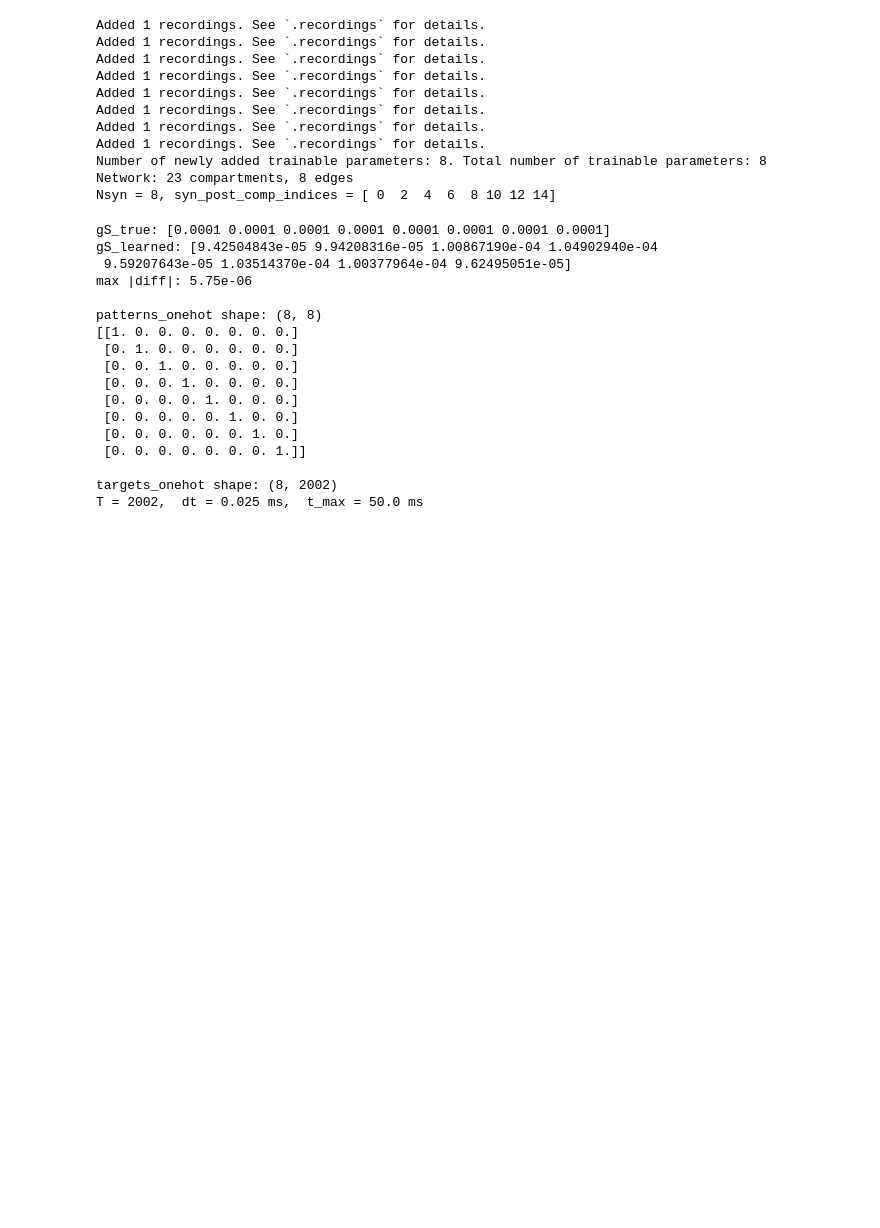
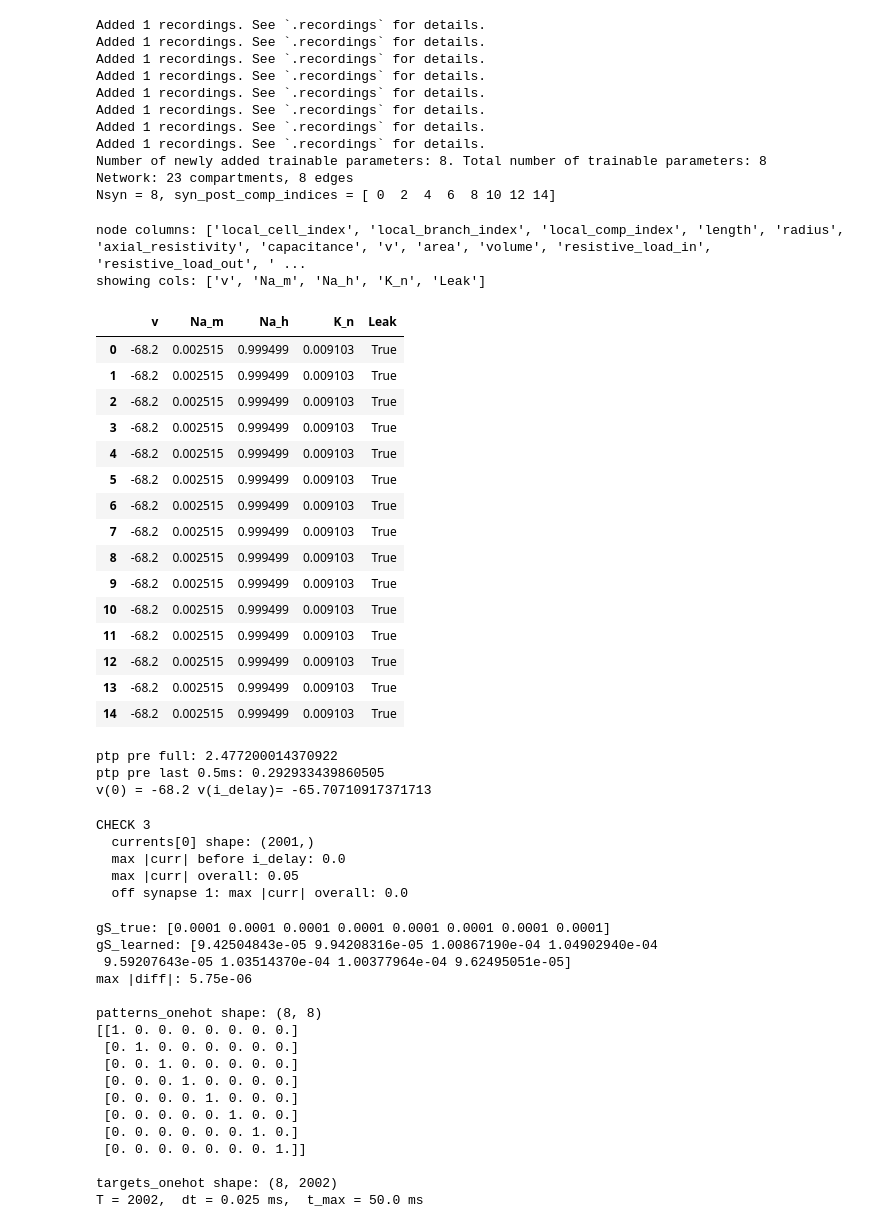
Before and after one commit to itzelts/jaxneuro, a Jupyter notebook: notebooks/retrain.ipynb, the cells around one changed output. Saved outputs shown, nothing was run; the diff lists cells and outputs as text; code cells hidden in the pictures; blank space fills up the shorter version.

```diff
--- a/notebooks/retrain.ipynb
+++ b/notebooks/retrain.ipynb
@@ -99 +105,36 @@ params_true = net_analysis.get_parameters()
+# %%
+import pandas as pd
+
+# show available columns in nodes table
+print("node columns:", list(net_analysis.nodes.columns))
+
+# always show voltage
+cols = ["v"]
+
+# add any obvious channel-state columns if they exist
+candidate_cols = ["m", "h", "n", "p", "q", "r", "s", "a", "b", "c",
+                  "Na_m", "Na_h", "K_n", "Leak", "gNa", "gK"]
+cols += [c for c in candidate_cols if c in net_analysis.nodes.columns]
+
+print("showing cols:", cols)
+display(net_analysis.nodes[cols].head(15))
+# %% [output]
+node columns: ['local_cell_index', 'local_branch_index', 'local_comp_index', 'length', 'radius', 'axial_resistivity', 'capacitance', 'v', 'area', 'volume', 'resistive_load_in', 'resistive_load_out', ' ...
+showing cols: ['v', 'Na_m', 'Na_h', 'K_n', 'Leak']
+|  | v | Na_m | Na_h | K_n | Leak |
+| 0 | -68.2 | 0.002515 | 0.999499 | 0.009103 | True |
+| 1 | -68.2 | 0.002515 | 0.999499 | 0.009103 | True |
+| 2 | -68.2 | 0.002515 | 0.999499 | 0.009103 | True |
+| 3 | -68.2 | 0.002515 | 0.999499 | 0.009103 | True |
+| 4 | -68.2 | 0.002515 | 0.999499 | 0.009103 | True |
+| 5 | -68.2 | 0.002515 | 0.999499 | 0.009103 | True |
+| 6 | -68.2 | 0.002515 | 0.999499 | 0.009103 | True |
+| 7 | -68.2 | 0.002515 | 0.999499 | 0.009103 | True |
+| 8 | -68.2 | 0.002515 | 0.999499 | 0.009103 | True |
+| 9 | -68.2 | 0.002515 | 0.999499 | 0.009103 | True |
+| 10 | -68.2 | 0.002515 | 0.999499 | 0.009103 | True |
+| 11 | -68.2 | 0.002515 | 0.999499 | 0.009103 | True |
+| 12 | -68.2 | 0.002515 | 0.999499 | 0.009103 | True |
+| 13 | -68.2 | 0.002515 | 0.999499 | 0.009103 | True |
+| 14 | -68.2 | 0.002515 | 0.999499 | 0.009103 | True |
 # %%
@@ -154,6 +206,29 @@ batched_simulate_soma = jit(vmap(simulate_soma, in_axes=(None, 0)))
 #     return jnp.stack(somas, axis=0)  # (P, T)
 
 # targets_onehot = simulate_soma_batch(params_true, patterns_onehot)
+# %%
+pattern_zero = jnp.zeros((Nsyn,), dtype=jnp.float64)
+tr = simulate_analysis(params_true, pattern_zero)  # after you apply Fix A
+v = np.asarray(tr[0])
+t = np.arange(v.size) * dt
+pre = t < i_delay
+late_pre = (t > (i_delay - 0.5)) & (t < i_delay)
+
+print("ptp pre full:", float(np.ptp(v[pre])))
+print("ptp pre last 0.5ms:", float(np.ptp(v[late_pre])))
+print("v(0) =", float(v[0]), "v(i_delay)=", float(v[int(round(i_delay/dt))]))
+# %% [output]
+ptp pre full: 2.477200014370922
+ptp pre last 0.5ms: 0.292933439860505
+v(0) = -68.2 v(i_delay)= -65.70710917371713
+# %%
+_ = simulate_analysis(params_true, patterns_onehot[0], debug=True)
+# %% [output]
+CHECK 3
+  currents[0] shape: (2001,)
+  max |curr| before i_delay: 0.0
+  max |curr| overall: 0.05
+  off synapse 1: max |curr| overall: 0.0
 # %%
 gS_true = params_true[0]["IonotropicSynapse_gS"]
 params_true = [{"IonotropicSynapse_gS": gS_true}]
```
Also changed, not shown: parts of 7 cells of this notebook.
